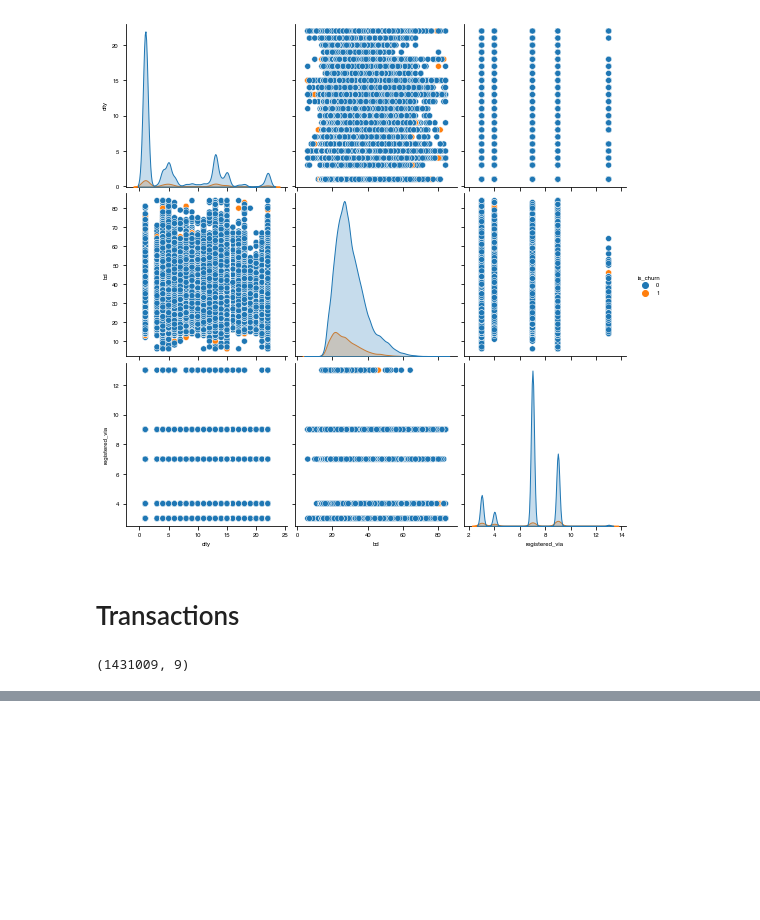
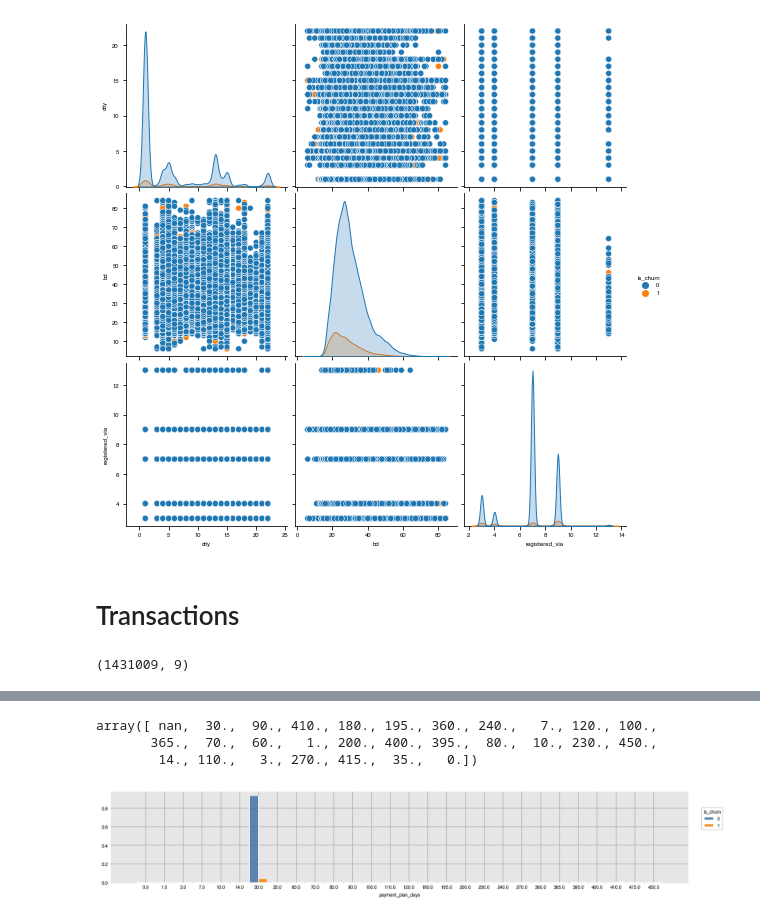
Before and after one commit to ohanid/SD701, a Jupyter notebook: Project/Project_SD701.ipynb, the cells around one changed output, grey strips where cells are left out. Saved outputs shown, nothing was run; the diff lists cells and outputs as text; code cells hidden in the pictures; blank space fills up the shorter version.

```diff
--- a/Project/Project_SD701.ipynb
+++ b/Project/Project_SD701.ipynb
@@ -277,5 +337,11 @@ dxp.count('payment_method_id', data=train_transactions, split='is_churn', normal
 # %%
-train_transactions['payment_plan_days'].unique()
+train_mt['payment_plan_days'].unique()
+# %% [output]
+array([ nan,  30.,  90., 410., 180., 195., 360., 240.,   7., 120., 100.,
+       365.,  70.,  60.,   1., 200., 400., 395.,  80.,  10., 230., 450.,
+        14., 110.,   3., 270., 415.,  35.,   0.])
 # %%
-dxp.count('payment_plan_days', data=train_transactions, split='is_churn', normalize=True)
+dxp.count('payment_plan_days', data=train_mt, split='is_churn', normalize=True)
+# %% [output]
+[figure, added]
 # %%
```
Also changed, not shown: parts of 50 cells of this notebook.
